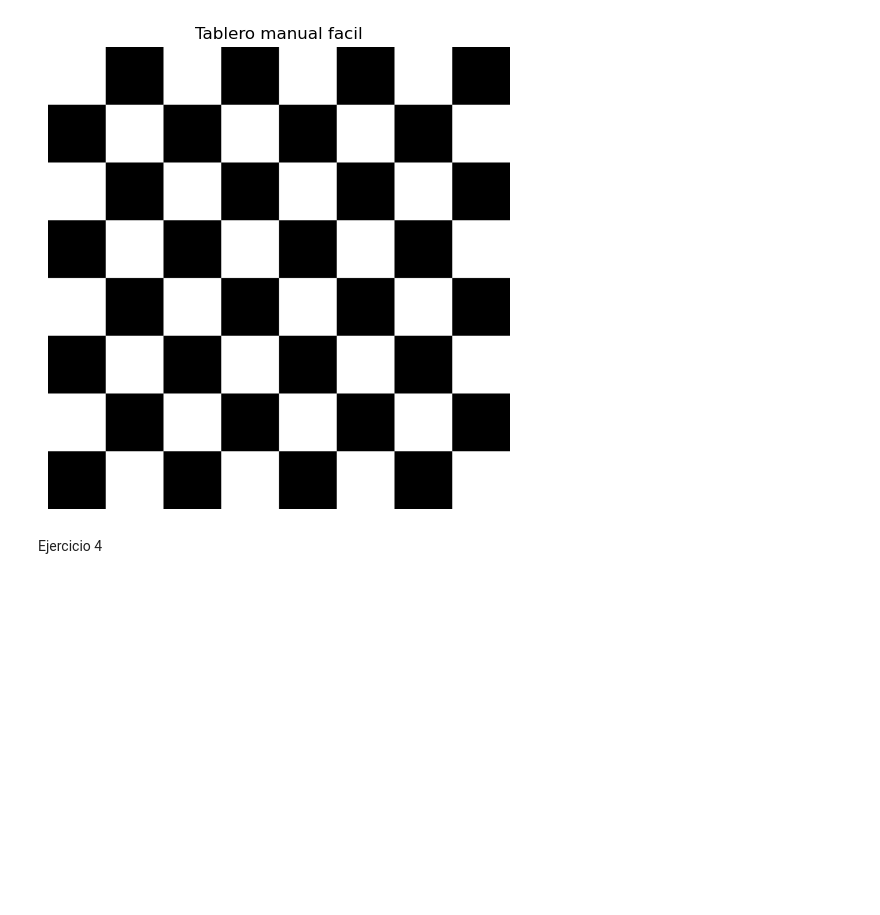
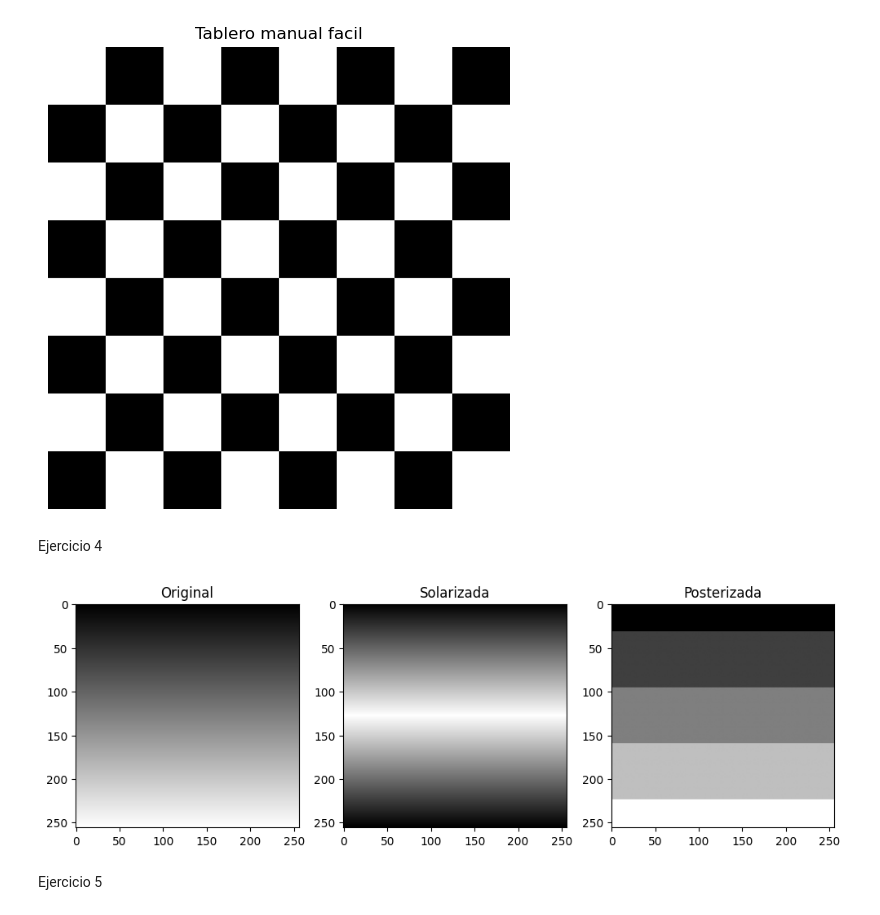
Before and after one commit to 123rafael123/Procesamiento-Digital-de-Imagenes, a Jupyter notebook: tareaDeImagenes/examen-25-03-26.ipynb, the cells around one changed output. Drawn from its saved outputs; the diff is of its cells as text; code cells hidden in the pictures; blank space fills up the shorter version.

```diff
--- a/tareaDeImagenes/examen-25-03-26.ipynb
+++ b/tareaDeImagenes/examen-25-03-26.ipynb
@@ -97,5 +97,73 @@ plt.axis('off')
 plt.show()
 # %% [output]
 [figure]
+# %% [markdown]
+Ejercicio 4
+# %%
+import numpy as np
+import matplotlib.pyplot as plt
+import cv2
+tamano = 256
+imagen = np.zeros((tamano, tamano, 3), dtype=np.uint8)
+
+for fila in range(tamano):
+    imagen[fila, :] = fila
+img_gray = cv2.cvtColor(imagen, cv2.COLOR_BGR2GRAY)
+def solarizar(imagen, umbral):
+    return np.where(imagen < umbral, imagen, 255 - imagen).astype(np.uint8)
+def posterizar(imagen, niveles):
+    factor = 255 / niveles
+    img = np.round(imagen / factor) * factor
+    return img.astype(np.uint8)
+
+def falso_color(img_gray, colormap):
+    img_norm = cv2.normalize(img_gray, None, 0, 255, cv2.NORM_MINMAX)
+    return cv2.applyColorMap(img_norm, colormap)
+img_solar = solarizar(img_gray, 127)
+cv2.imwrite("solarizada.png", img_solar)
+img_poster = posterizar(img_gray, 4)
+cv2.imwrite("posterizada.png", img_poster)
+colormaps = {
+    "JET": cv2.COLORMAP_JET,
+    "HOT": cv2.COLORMAP_HOT,
+    "COOL": cv2.COLORMAP_COOL,
+    "SPRING": cv2.COLORMAP_SPRING,
+    "SUMMER": cv2.COLORMAP_SUMMER,
+    "AUTUMN": cv2.COLORMAP_AUTUMN,
+    "WINTER": cv2.COLORMAP_WINTER,
+    "BONE": cv2.COLORMAP_BONE,
+    "RAINBOW": cv2.COLORMAP_RAINBOW,
+    "OCEAN": cv2.COLORMAP_OCEAN,
+    "PINK": cv2.COLORMAP_PINK,
+    "HSV": cv2.COLORMAP_HSV,
+    "PARULA": cv2.COLORMAP_PARULA,
+    "MAGMA": cv2.COLORMAP_MAGMA,
+    "INFERNO": cv2.COLORMAP_INFERNO,
+    "PLASMA": cv2.COLORMAP_PLASMA,
+    "VIRIDIS": cv2.COLORMAP_VIRIDIS,
+    "CIVIDIS": cv2.COLORMAP_CIVIDIS,
+    "TWILIGHT": cv2.COLORMAP_TWILIGHT,
+    "TURBO": cv2.COLORMAP_TURBO
+}
+for nombre, cmap in colormaps.items():
+    img_fc = falso_color(img_gray, cmap)
+    cv2.imwrite(f"falso_color_{nombre}.png", img_fc)
+plt.figure(figsize=(12,6))
+
+plt.subplot(131)
+plt.title("Original")
+plt.imshow(img_gray, cmap='gray')
+
+plt.subplot(132)
+plt.title("Solarizada")
+plt.imshow(img_solar, cmap='gray')
+
+plt.subplot(133)
+plt.title("Posterizada")
+plt.imshow(img_poster, cmap='gray')
+
+plt.show()
+# %% [output]
+[figure, added]
 # %% [markdown]
-Ejercicio 4
+Ejercicio 5
```
Also changed, not shown: parts of 3 cells of this notebook, 18 other files.
